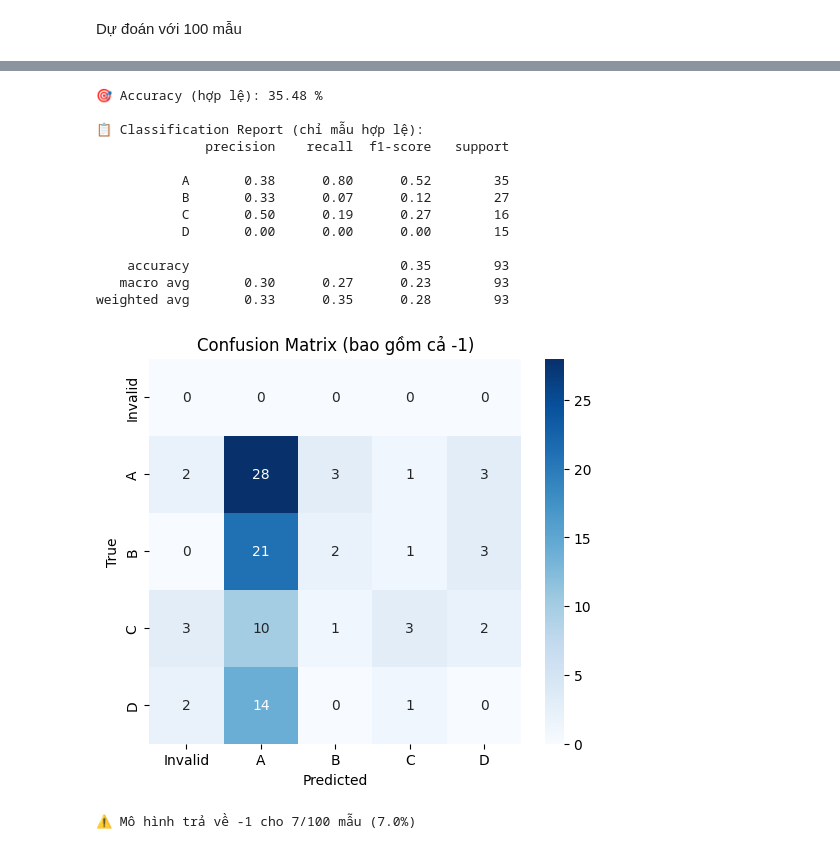
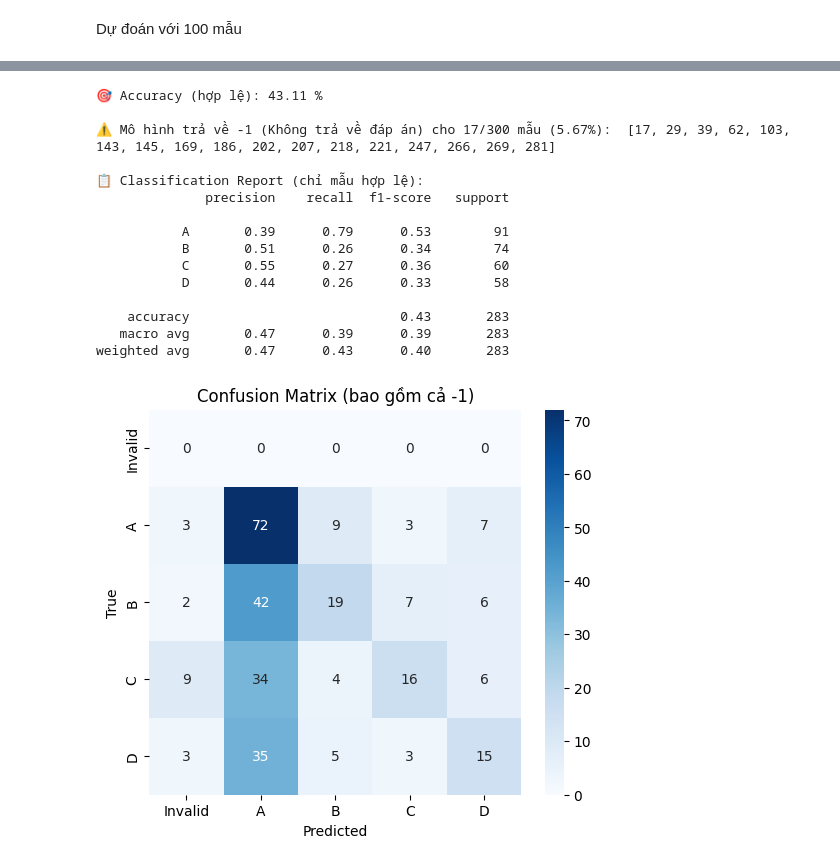
Before and after one commit to lhldanh/Parameter-Efficient-Fine-Tuning-For-ViMedMCQA, a Jupyter notebook: evaluation_form.ipynb, the cells around one changed output, grey strips where cells are left out. Saved outputs shown, nothing was run; the diff lists cells and outputs as text; code cells hidden in the pictures.

```diff
--- a/evaluation_form.ipynb
+++ b/evaluation_form.ipynb
@@ -102,6 +91,7 @@ Hàm tạo prompt từ tập dữ liệu
 def formatting_prompt(examples):
     """
     Tạo prompt theo định dạng chuẩn từ các cột dữ liệu đầu vào.
+    Làm sạch câu hỏi bằng cách loại bỏ các ký tự không phải chữ/số hoặc khoảng trắng.
     Trả về danh sách prompt ở dạng {"text": [prompt1, prompt2, ...]}.
     """
     questions = examples["question"]
@@ -112,7 +102,10 @@ def formatting_prompt(examples):
 
     texts = []
     for idx in range(len(questions)):
-        question = questions[idx] + '?'  # Đảm bảo có dấu hỏi
+        # Làm sạch question: chỉ giữ lại chữ, số và khoảng trắng
+        raw_question = questions[idx]
+        question = ''.join(c for c in raw_question if c.isalnum() or c.isspace()).strip()
+
         choices = f"A. {opas[idx]}\nB. {opbs[idx]}\nC. {opcs[idx]}\nD. {opds[idx]}"
         prompt = data_prompt.format(question, choices)
         texts.append(prompt)
@@ -169,7 +162,7 @@ Answer
 # %% [markdown]
 thử dự đoán với 1 mẫu
 # %%
-inputs = tokenizer(ds_val['text'][5], return_tensors="pt").to(model.device)
+inputs = tokenizer(ds_val['text'][29], return_tensors="pt").to(model.device)
 outputs = model.generate(
     **inputs,
     max_new_tokens=32,
@@ -193,7 +190,7 @@ Dự đoán với 100 mẫu
 from tqdm import tqdm
 
 res = []
-ds_val500 = ds_val['text'][:100]
+ds_val500 = ds_val['text'][:300]
 
 for i in tqdm(range(len(ds_val500)), desc="🔄 Đang sinh từng câu"):
 
@@ -233,10 +210,17 @@ len(res), res
 # %%
 # ✅ Ground truth
-gts = ds_val['cop'][:100] # Đảm bảo là list[int]
+gts = ds_val['cop'][:300] # Đảm bảo là list[int]
 # ✅ res = [0, 1, 2, 3, -1, ...]  # đã có từ trước
 
 # ✅ Tính accuracy (chỉ trên mẫu hợp lệ: 0–3)
-valid_indices = [i for i, r in enumerate(res) if r in [0,1,2,3]]
+valid_indices = []
+invalid_indices = []
+
+for i, r in enumerate(res):
+    if r in [0, 1, 2, 3]:
+        valid_indices.append(i)
+    else:
+        invalid_indices.append(i)
 gts_valid = [gts[i] for i in valid_indices]
 res_valid = [res[i] for i in valid_indices]
 
@@ -244,44 +228,45 @@ res_valid = [res[i] for i in valid_indices]
 accuracy = evaluate.load("accuracy")
 acc_result = accuracy.compute(predictions=res_valid, references=gts_valid)
 print("🎯 Accuracy (hợp lệ):", round(acc_result['accuracy'] * 100, 2), "%")
+
+# ✅ Thống kê số mẫu invalid
+num_invalid = len(invalid_indices)
+print(f"\n⚠️ Mô hình trả về -1 (Không trả về đáp án) cho {num_invalid}/{len(res)} mẫu ({round(num_invalid/len(res)*100, 2)}%): ", invalid_indices)
 
 # 📌 Classification Report (chỉ cho hợp lệ)
 print("\n📋 Classification Report (chỉ mẫu hợp lệ):")
 print(classification_report(gts_valid, res_valid, labels=[0,1,2,3], target_names=["A", "B", "C", "D"]))
 
 # ✅ Mở rộng Confusion Matrix: gồm cả -1
 labels_all = [-1, 0, 1, 2, 3]
 target_names = ["Invalid", "A", "B", "C", "D"]
 
 cm = confusion_matrix(gts, res, labels=labels_all)
 
 # 📊 Vẽ heatmap
 plt.figure(figsize=(6, 5))
 sns.heatmap(cm, annot=True, fmt='d',
             xticklabels=target_names,
             yticklabels=target_names,
             cmap="Blues")
 plt.xlabel("Predicted")
 plt.ylabel("True")
 plt.title("Confusion Matrix (bao gồm cả -1)")
 plt.show()
-
-# ✅ Thống kê số mẫu invalid
-num_invalid = res.count(-1)
-print(f"\n⚠️ Mô hình trả về -1 cho {num_invalid}/{len(res)} mẫu ({round(num_invalid/len(res)*100, 2)}%)")
 # %% [output]
-🎯 Accuracy (hợp lệ): 35.48 %
+🎯 Accuracy (hợp lệ): 43.11 %
+
+⚠️ Mô hình trả về -1 (Không trả về đáp án) cho 17/300 mẫu (5.67%):  [17, 29, 39, 62, 103, 143, 145, 169, 186, 202, 207, 218, 221, 247, 266, 269, 281]
 
 📋 Classification Report (chỉ mẫu hợp lệ):
               precision    recall  f1-score   support
 
-           A       0.38      0.80      0.52        35
-           B       0.33      0.07      0.12        27
-           C       0.50      0.19      0.27        16
-           D       0.00      0.00      0.00        15
+           A       0.39      0.79      0.53        91
+           B       0.51      0.26      0.34        74
+           C       0.55      0.27      0.36        60
+           D       0.44      0.26      0.33        58
 
-    accuracy                           0.35        93
-   macro avg       0.30      0.27      0.23        93
-weighted avg       0.33      0.35      0.28        93
+    accuracy                           0.43       283
+   macro avg       0.47      0.39      0.39       283
+weighted avg       0.47      0.43      0.40       283
-[figure, old version]
+[figure, new version]
-⚠️ Mô hình trả về -1 cho 7/100 mẫu (7.0%)
```
Also changed, not shown: parts of 5 cells of this notebook.
